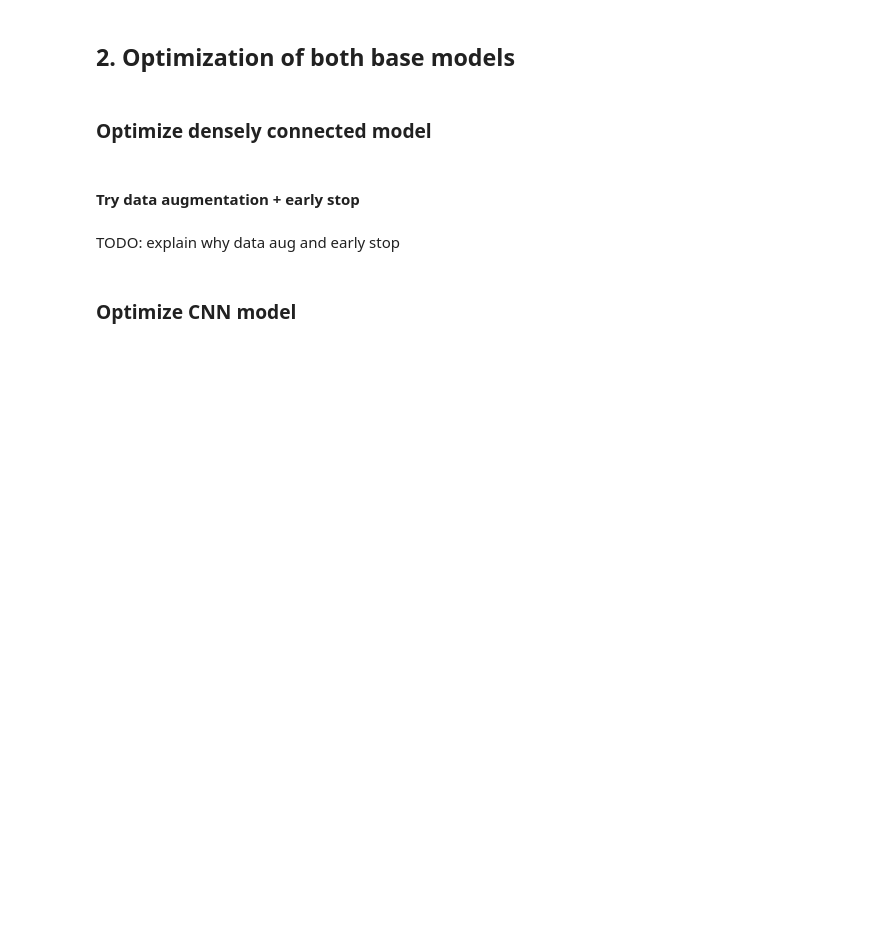
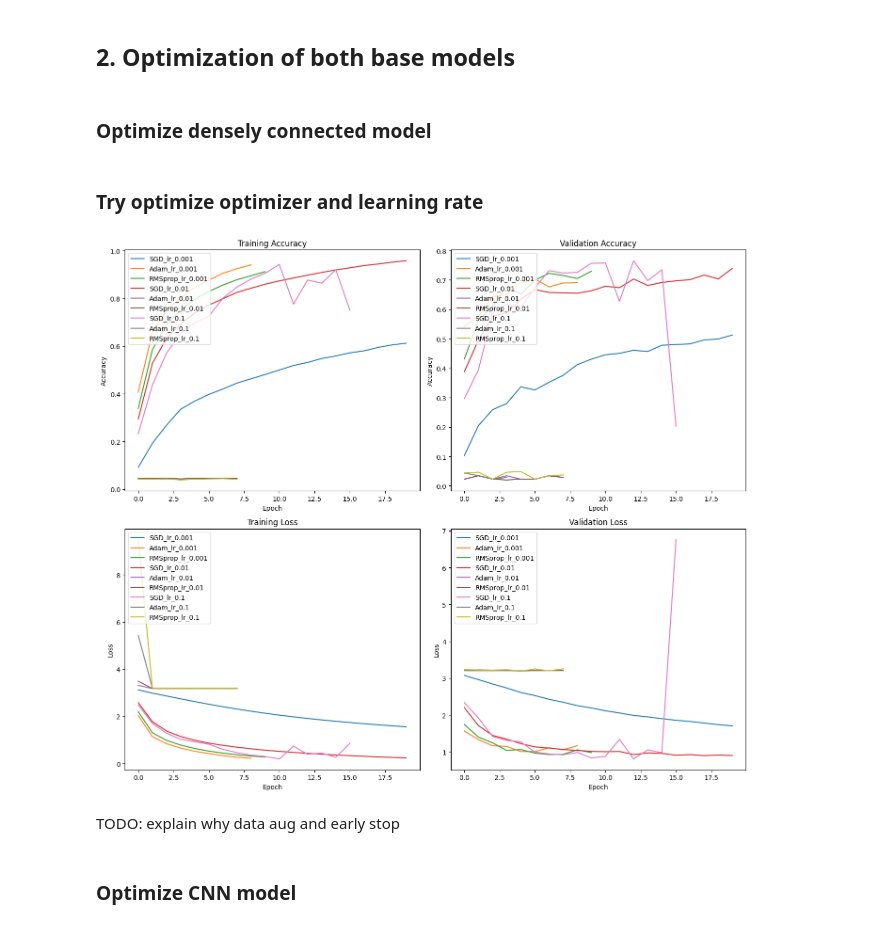
Before and after one commit to billzhao1030/Using_ML_Tools, a Jupyter notebook: Assignment/Assignment 3/Assignment3_UMLT_2024_instructions.ipynb, the cells around one changed output. Saved outputs shown, nothing was run; the diff lists cells and outputs as text; code cells hidden in the pictures; blank space fills up the shorter version.

```diff
--- a/Assignment/Assignment 3/Assignment3_UMLT_2024_instructions.ipynb
+++ b/Assignment/Assignment 3/Assignment3_UMLT_2024_instructions.ipynb
@@ -485,5 +526,3 @@ TODO: comment on base model
 ## 2. Optimization of both base models
 # %% [markdown]
 ### Optimize densely connected model
-# %% [markdown]
-#### Try data augmentation + early stop
@@ -507,3 +529,55 @@ datagen = ImageDataGenerator(
+# %% [markdown]
+### Try optimize optimizer and learning rate
+# %%
+import matplotlib.pyplot as plt
+
+def plot_comparison(histories):
+    plt.figure(figsize=(14, 12))
+
+    # Plot Training Accuracy
+    plt.subplot(2, 2, 1)
+    for key, history in histories.items():
+        plt.plot(history.history['accuracy'], label=f'{key}')
+    plt.title('Training Accuracy')
+    plt.ylabel('Accuracy')
+    plt.xlabel('Epoch')
+    plt.legend(loc='upper left')
+
+    # Plot Validation Accuracy
+    plt.subplot(2, 2, 2)
+    for key, history in histories.items():
+        plt.plot(history.history['val_accuracy'], label=f'{key}')
+    plt.title('Validation Accuracy')
+    plt.ylabel('Accuracy')
+    plt.xlabel('Epoch')
+    plt.legend(loc='upper left')
+
+    # Plot Training Loss
+    plt.subplot(2, 2, 3)
+    for key, history in histories.items():
+        plt.plot(history.history['loss'], label=f'{key}')
+    plt.title('Training Loss')
+    plt.ylabel('Loss')
+    plt.xlabel('Epoch')
+    plt.legend(loc='upper left')
+
+    # Plot Validation Loss
+    plt.subplot(2, 2, 4)
+    for key, history in histories.items():
+        plt.plot(history.history['val_loss'], label=f'{key}')
+    plt.title('Validation Loss')
+    plt.ylabel('Loss')
+    plt.xlabel('Epoch')
+    plt.legend(loc='upper left')
+
+    # Adjust layout and show the plots
+    plt.tight_layout()
+    plt.show()
+
+# Example usage
+plot_comparison(histories)
+# %% [output]
+[figure, added]
 # %% [markdown]
 TODO: explain why data aug and early stop
 # %% [markdown]
```
Also changed, not shown: parts of 11 cells of this notebook.
